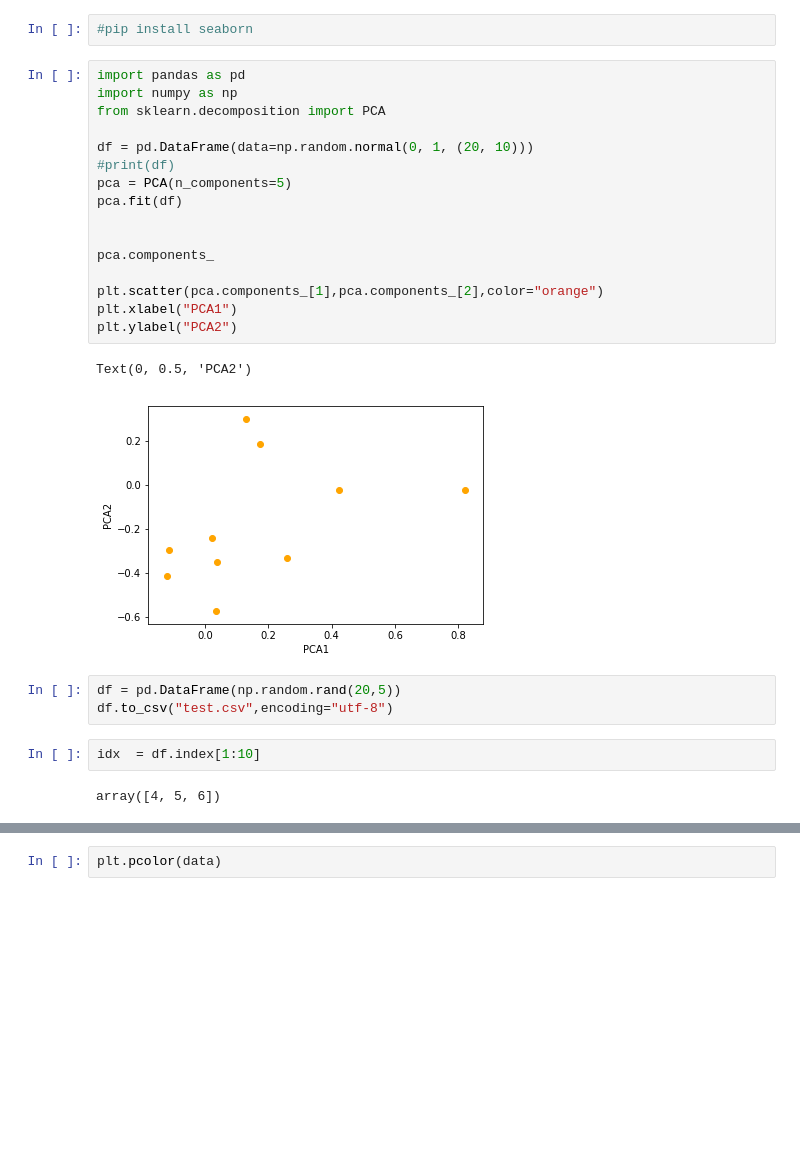
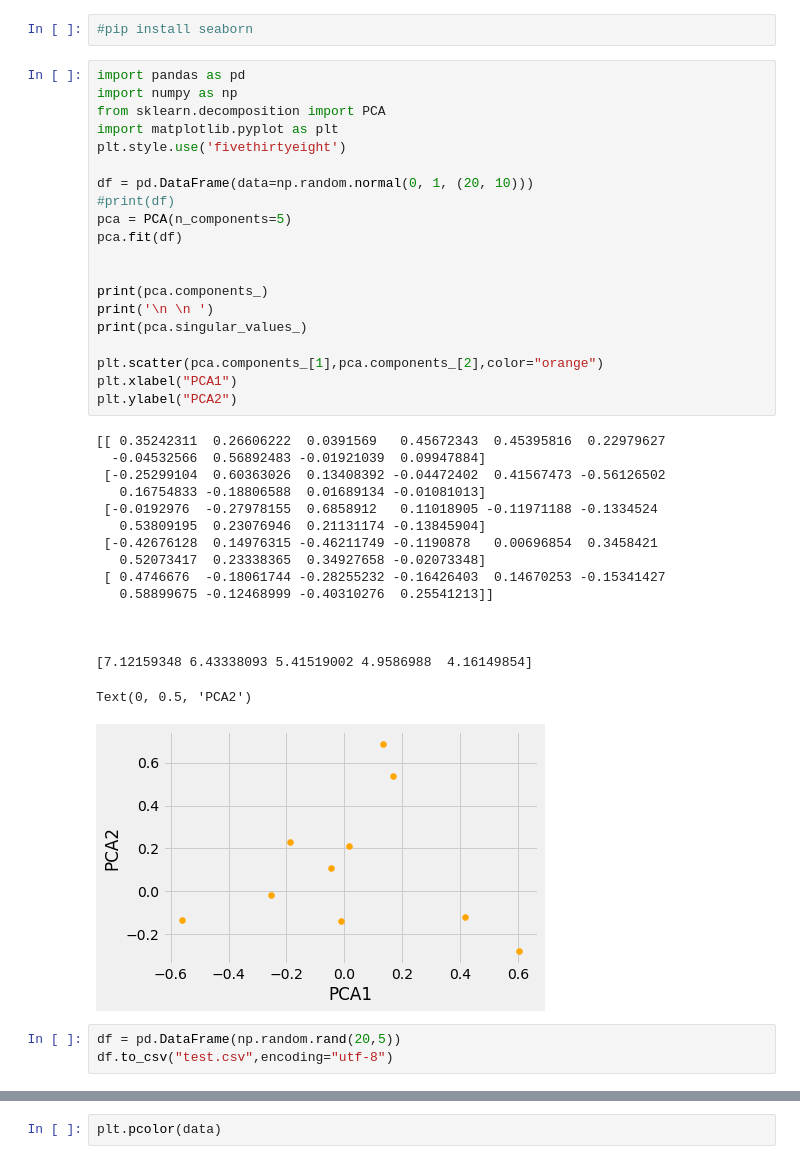
Before and after one commit to lannwal/projectlab, a Jupyter notebook: Exploration.ipynb, the cells around one changed output, grey strips where cells are left out. Drawn from its saved outputs; the diff is of its cells as text; blank space fills up the shorter version.

```diff
--- a/Exploration.ipynb
+++ b/Exploration.ipynb
@@ -393,29 +430,43 @@ Name: NF2_Caution, dtype: float64
 # %%
 import pandas as pd
 import numpy as np
 from sklearn.decomposition import PCA
+import matplotlib.pyplot as plt
+plt.style.use('fivethirtyeight')
 
 df = pd.DataFrame(data=np.random.normal(0, 1, (20, 10)))
 #print(df)
 pca = PCA(n_components=5)
 pca.fit(df)
 
 
-pca.components_
+print(pca.components_)
+print('\n \n ')
+print(pca.singular_values_)
 
 plt.scatter(pca.components_[1],pca.components_[2],color="orange")
 plt.xlabel("PCA1")
 plt.ylabel("PCA2")
 # %% [output]
-Text(0, 0.5, 'PCA2')
+[[ 0.35242311  0.26606222  0.0391569   0.45672343  0.45395816  0.22979627
+  -0.04532566  0.56892483 -0.01921039  0.09947884]
+ [-0.25299104  0.60363026  0.13408392 -0.04472402  0.41567473 -0.56126502
+   0.16754833 -0.18806588  0.01689134 -0.01081013]
+ [-0.0192976  -0.27978155  0.6858912   0.11018905 -0.11971188 -0.1334524
+   0.53809195  0.23076946  0.21131174 -0.13845904]
+ [-0.42676128  0.14976315 -0.46211749 -0.1190878   0.00696854  0.3458421
+   0.52073417  0.23338365  0.34927658 -0.02073348]
+ [ 0.4746676  -0.18061744 -0.28255232 -0.16426403  0.14670253 -0.15341427
+   0.58899675 -0.12468999 -0.40310276  0.25541213]]
+
+
+
+[7.12159348 6.43338093 5.41519002 4.9586988  4.16149854]
+Text(0, 0.5, 'PCA2')
-[figure, old version]
+[figure, new version]
 # %%
 df = pd.DataFrame(np.random.rand(20,5))
 df.to_csv("test.csv",encoding="utf-8")
-# %%
-idx  = df.index[1:10]
-# %% [output]
-array([4, 5, 6])
 # %% [markdown]
 Questions in markdown cells and answers in code cells.
 
```
Also changed, not shown: parts of 13 cells of this notebook.
